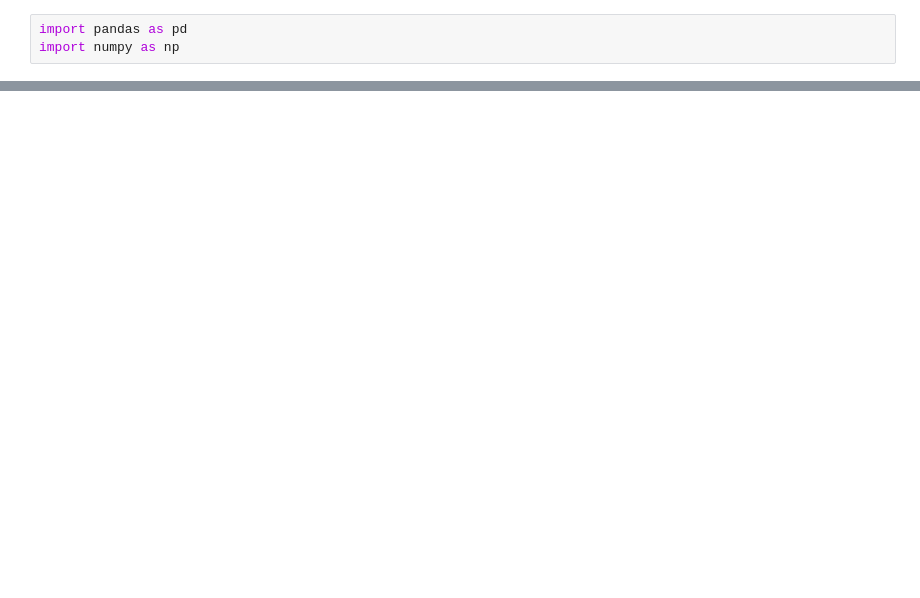
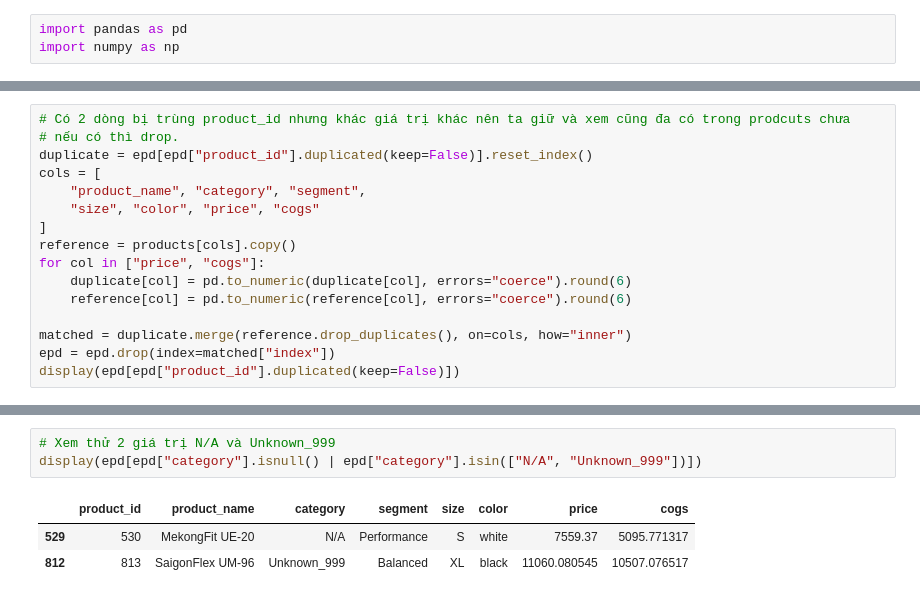
Before and after one commit to hmt2k6it/DAAI-N2.5, a Jupyter notebook: SilverDataCode/products.ipynb, the cells around one changed output, grey strips where cells are left out. Cells and saved outputs as stored; diff of their text form; blank space fills up the shorter version.

```diff
--- a/SilverDataCode/products.ipynb
+++ b/SilverDataCode/products.ipynb
@@ -38,0 +163,16 @@ df.to_csv('../SilverData/products.csv', index=False)
+# %%
+# Có 2 dòng bị trùng product_id nhưng khác giá trị khác nên ta giữ và xem cũng đa có trong prodcuts chưa
+# nếu có thì drop.
+duplicate = epd[epd["product_id"].duplicated(keep=False)].reset_index()
+cols = [
+    "product_name", "category", "segment",
+    "size", "color", "price", "cogs"
+]
+reference = products[cols].copy()
+for col in ["price", "cogs"]:
+    duplicate[col] = pd.to_numeric(duplicate[col], errors="coerce").round(6)
+    reference[col] = pd.to_numeric(reference[col], errors="coerce").round(6)
+
+matched = duplicate.merge(reference.drop_duplicates(), on=cols, how="inner")
+epd = epd.drop(index=matched["index"])
+display(epd[epd["product_id"].duplicated(keep=False)])
@@ -38,0 +193,7 @@ df.to_csv('../SilverData/products.csv', index=False)
+# %%
+# Xem thử 2 giá trị N/A và Unknown_999
+display(epd[epd["category"].isnull() | epd["category"].isin(["N/A", "Unknown_999"])])
+# %% [output]
+|  | product_id | product_name | category | segment | size | color | price | cogs |
+| 529 | 530 | MekongFit UE-20 | N/A | Performance | S | white | 7559.37 | 5095.771317 |
+| 812 | 813 | SaigonFlex UM-96 | Unknown_999 | Balanced | XL | black | 11060.080545 | 10507.076517 |
```
Also changed, not shown: parts of 45 cells of this notebook, 14 other files.
